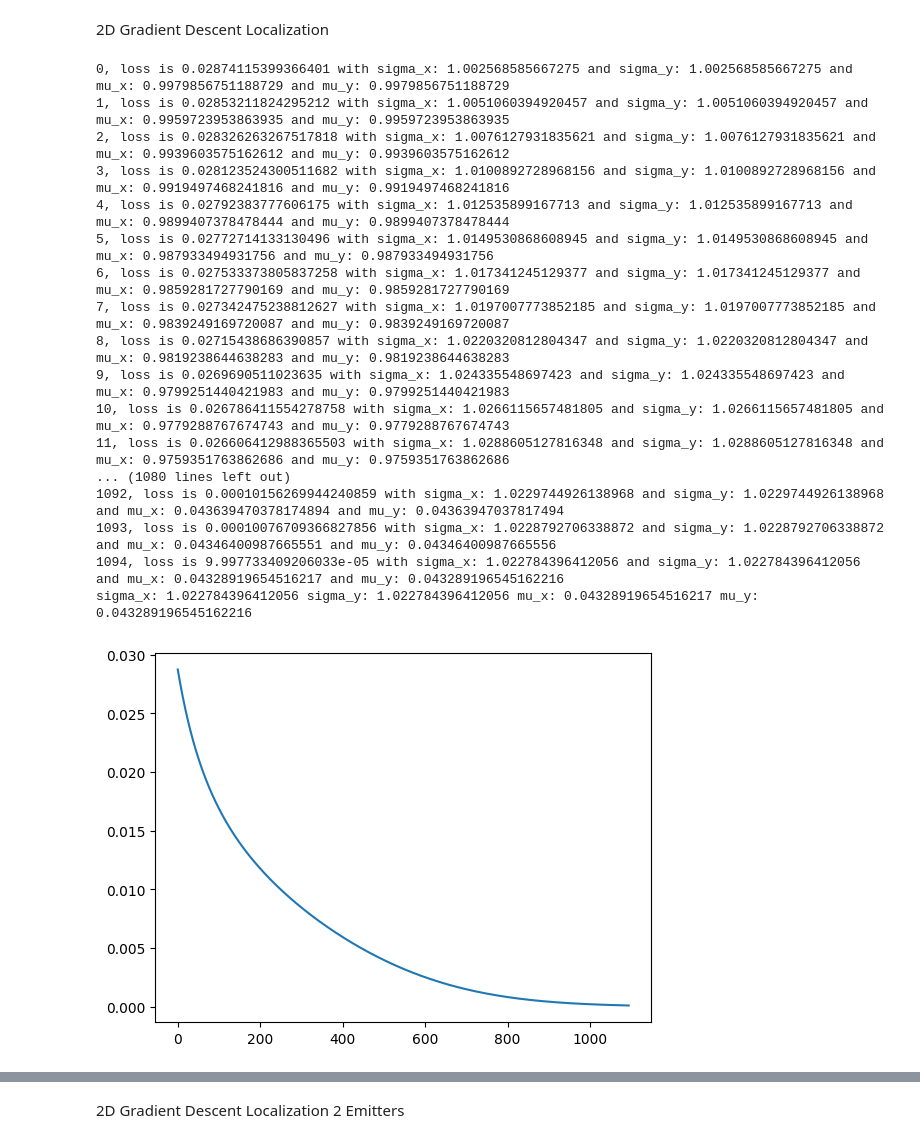
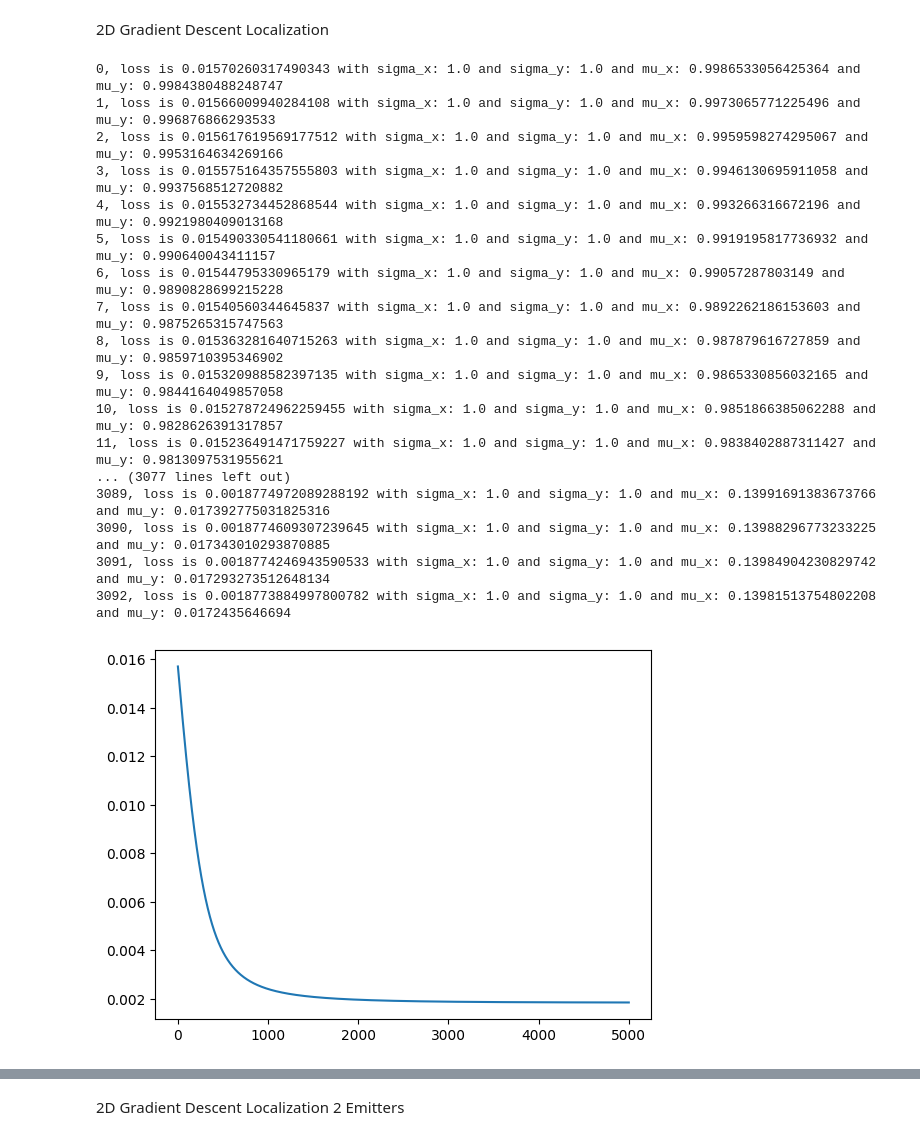
Before and after one commit to NiRVANA1331/g2sim, a Jupyter notebook: grad_desc.ipynb, the cells around one changed output, grey strips where cells are left out. Cells and saved outputs as stored; diff of their text form; code cells hidden in the pictures.

```diff
--- a/grad_desc.ipynb
+++ b/grad_desc.ipynb
@@ -23,8 +23,8 @@ y = gaussian(x, 1,1)
 # y = gaussian(x, 1, 5) + np.random.randn(len(x))/100
 # plt.scatter(x,y)
 
-sigma = 1
-mu = 0
+sigma = 2
+mu = 2
 lr = 0.1
 
 def descend(x, y, sigma, mu, lr):
@@ -47,7 +47,7 @@ for epoch in range(5000):
     yhat = gaussian(x, sigma, mu)
     loss = np.sum((y-yhat)**2,axis=0)
     loss_array = np.append(loss_array, loss)
-    # print(f'{epoch}, loss is {loss} with sigma: {sigma} and mu: {mu}')
+    print(f'{epoch}, loss is {loss} with sigma: {sigma} and mu: {mu}')
 
 # plt.plot(x, gaussian(x, sigma, mu))
 loss_x = np.linspace(0,len(loss_array)-1, len(loss_array))
@@ -87,7 +102,7 @@ def get_gaussian_grad_mu_y(x, y, sigma_x, sigma_y, mu_x, mu_y):
     return np.exp(-((x - mu_x)**2 / (2 * sigma_x**2) + (y - mu_y)**2 / (2 * sigma_y**2)))*(y-mu_y) / (2 * np.pi * sigma_x * sigma_y**3)
 # %%
 #Gradient Descent
-num_points = 8
+num_points = 5
 
 sigma_x_target = 1
 sigma_y_target = 1
@@ -100,7 +115,7 @@ y = np.linspace(-5, 5, num_points)
 X, Y = np.meshgrid(x, y)
 Z = gaussian_2D(X, Y, sigma_x_target, sigma_y_target, mu_x_target, mu_y_target)
 # Z = Z/np.amax(Z)
-# Z = Z + np.random.normal(0.0001,0.03, Z.shape)
+Z = Z + np.random.normal(0.0001,0.01, Z.shape)
 
 #Guess parameters
 sigma_x = 1
@@ -126,8 +141,8 @@ def descend(x, y, Z, sigma_x, sigma_y, mu_x, mu_y, lr):
     for i in range(len(x)):
         for j in range(len(y)):
             # print(x[i], y[j])
-            dldsigma_x += 2*(Z[i][j]-Zhat[i][j])*-1*gaus_grad_sigma_x[i][j]
-            dldsigma_y += 2*(Z[i][j]-Zhat[i][j])*-1*gaus_grad_sigma_y[i][j]
+            # dldsigma_x += 2*(Z[i][j]-Zhat[i][j])*-1*gaus_grad_sigma_x[i][j]
+            # dldsigma_y += 2*(Z[i][j]-Zhat[i][j])*-1*gaus_grad_sigma_y[i][j]
             dldmu_x += 2*(Z[i][j]-Zhat[i][j])*-1*gaus_grad_mu_x[i][j]
             dldmu_y += 2*(Z[i][j]-Zhat[i][j])*-1*gaus_grad_mu_y[i][j]
 
@@ -143,7 +158,7 @@ mu_x_list = np.array([])
 mu_y_list = np.array([])
 loss = 1
 epoch = 0
-while loss > 0.0001:
+while 5000 > epoch:
     sigma_x, sigma_y, mu_x, mu_y = descend(x, y, Z, sigma_x, sigma_y, mu_x, mu_y, lr)
     mu_x_list = np.append(mu_x_list, mu_x)
     mu_y_list = np.append(mu_y_list, mu_y)
@@ -153,51 +168,51 @@ while loss > 0.0001:
     print(f'{epoch}, loss is {loss} with sigma_x: {sigma_x} and sigma_y: {sigma_y} and mu_x: {mu_x} and mu_y: {mu_y}')
     epoch += 1
 
 loss_x = np.linspace(0,len(loss_array)-1, len(loss_array))
 plt.plot(loss_x, loss_array)
 print("sigma_x:", sigma_x, "sigma_y:", sigma_y, "mu_x:", mu_x, "mu_y:", mu_y)
 
 ##show path of mu
 
 # Define parameters
 
 # Create grid of x and y values
 x = np.linspace(-5, 5, 100)
 y = np.linspace(-5, 5, 100)
 X, Y = np.meshgrid(x, y)
 
 # Calculate Gaussian values
 Z = gaussian_2D(X, Y, sigma_x_target, sigma_y_target, mu_x_target, mu_y_target)
 
 # Plot the 2D Gaussian distribution and scattered points with z-values
 plt.figure()
 plt.contourf(X, Y, Z, cmap='viridis')
 plt.scatter(mu_x_list, mu_y_list, color='red', label='Scattered Points')
 plt.xlabel('X-axis')
 plt.ylabel('Y-axis')
 plt.title('2D Gaussian Distribution with Scattered Points and Z-Values')
 plt.colorbar(label='Probability Density')
 plt.legend()
 plt.show()
 # %% [output]
-0, loss is 0.02874115399366401 with sigma_x: 1.002568585667275 and sigma_y: 1.002568585667275 and mu_x: 0.9979856751188729 and mu_y: 0.9979856751188729
-1, loss is 0.02853211824295212 with sigma_x: 1.0051060394920457 and sigma_y: 1.0051060394920457 and mu_x: 0.9959723953863935 and mu_y: 0.9959723953863935
-2, loss is 0.028326263267517818 with sigma_x: 1.0076127931835621 and sigma_y: 1.0076127931835621 and mu_x: 0.9939603575162612 and mu_y: 0.9939603575162612
-3, loss is 0.028123524300511682 with sigma_x: 1.0100892728968156 and sigma_y: 1.0100892728968156 and mu_x: 0.9919497468241816 and mu_y: 0.9919497468241816
-4, loss is 0.02792383777606175 with sigma_x: 1.012535899167713 and sigma_y: 1.012535899167713 and mu_x: 0.9899407378478444 and mu_y: 0.9899407378478444
-5, loss is 0.02772714133130496 with sigma_x: 1.0149530868608945 and sigma_y: 1.0149530868608945 and mu_x: 0.987933494931756 and mu_y: 0.987933494931756
-6, loss is 0.027533373805837258 with sigma_x: 1.017341245129377 and sigma_y: 1.017341245129377 and mu_x: 0.9859281727790169 and mu_y: 0.9859281727790169
-7, loss is 0.027342475238812627 with sigma_x: 1.0197007773852185 and sigma_y: 1.0197007773852185 and mu_x: 0.9839249169720087 and mu_y: 0.9839249169720087
-8, loss is 0.02715438686390857 with sigma_x: 1.0220320812804347 and sigma_y: 1.0220320812804347 and mu_x: 0.9819238644638283 and mu_y: 0.9819238644638283
-9, loss is 0.0269690511023635 with sigma_x: 1.024335548697423 and sigma_y: 1.024335548697423 and mu_x: 0.9799251440421983 and mu_y: 0.9799251440421983
-10, loss is 0.026786411554278758 with sigma_x: 1.0266115657481805 and sigma_y: 1.0266115657481805 and mu_x: 0.9779288767674743 and mu_y: 0.9779288767674743
-11, loss is 0.026606412988365503 with sigma_x: 1.0288605127816348 and sigma_y: 1.0288605127816348 and mu_x: 0.9759351763862686 and mu_y: 0.9759351763862686
-... (1080 lines left out)
-1092, loss is 0.00010156269944240859 with sigma_x: 1.0229744926138968 and sigma_y: 1.0229744926138968 and mu_x: 0.043639470378174894 and mu_y: 0.04363947037817494
-1093, loss is 0.00010076709366827856 with sigma_x: 1.0228792706338872 and sigma_y: 1.0228792706338872 and mu_x: 0.04346400987665551 and mu_y: 0.04346400987665556
-1094, loss is 9.997733409206033e-05 with sigma_x: 1.022784396412056 and sigma_y: 1.022784396412056 and mu_x: 0.04328919654516217 and mu_y: 0.043289196545162216
-sigma_x: 1.022784396412056 sigma_y: 1.022784396412056 mu_x: 0.04328919654516217 mu_y: 0.043289196545162216
+0, loss is 0.01570260317490343 with sigma_x: 1.0 and sigma_y: 1.0 and mu_x: 0.9986533056425364 and mu_y: 0.9984380488248747
+1, loss is 0.01566009940284108 with sigma_x: 1.0 and sigma_y: 1.0 and mu_x: 0.9973065771225496 and mu_y: 0.996876866293533
+2, loss is 0.015617619569177512 with sigma_x: 1.0 and sigma_y: 1.0 and mu_x: 0.9959598274295067 and mu_y: 0.9953164634269166
+3, loss is 0.015575164357555803 with sigma_x: 1.0 and sigma_y: 1.0 and mu_x: 0.9946130695911058 and mu_y: 0.9937568512720882
+4, loss is 0.015532734452868544 with sigma_x: 1.0 and sigma_y: 1.0 and mu_x: 0.993266316672196 and mu_y: 0.9921980409013168
+5, loss is 0.015490330541180661 with sigma_x: 1.0 and sigma_y: 1.0 and mu_x: 0.9919195817736932 and mu_y: 0.990640043411157
+6, loss is 0.01544795330965179 with sigma_x: 1.0 and sigma_y: 1.0 and mu_x: 0.99057287803149 and mu_y: 0.9890828699215228
+7, loss is 0.01540560344645837 with sigma_x: 1.0 and sigma_y: 1.0 and mu_x: 0.9892262186153603 and mu_y: 0.9875265315747563
+8, loss is 0.015363281640715263 with sigma_x: 1.0 and sigma_y: 1.0 and mu_x: 0.987879616727859 and mu_y: 0.9859710395346902
+9, loss is 0.015320988582397135 with sigma_x: 1.0 and sigma_y: 1.0 and mu_x: 0.9865330856032165 and mu_y: 0.9844164049857058
+10, loss is 0.015278724962259455 with sigma_x: 1.0 and sigma_y: 1.0 and mu_x: 0.9851866385062288 and mu_y: 0.9828626391317857
+11, loss is 0.015236491471759227 with sigma_x: 1.0 and sigma_y: 1.0 and mu_x: 0.9838402887311427 and mu_y: 0.9813097531955621
+... (3077 lines left out)
+3089, loss is 0.0018774972089288192 with sigma_x: 1.0 and sigma_y: 1.0 and mu_x: 0.13991691383673766 and mu_y: 0.017392775031825316
+3090, loss is 0.0018774609307239645 with sigma_x: 1.0 and sigma_y: 1.0 and mu_x: 0.13988296773233225 and mu_y: 0.017343010293870885
+3091, loss is 0.0018774246943590533 with sigma_x: 1.0 and sigma_y: 1.0 and mu_x: 0.13984904230829742 and mu_y: 0.017293273512648134
+3092, loss is 0.0018773884997800782 with sigma_x: 1.0 and sigma_y: 1.0 and mu_x: 0.13981513754802208 and mu_y: 0.0172435646694
-[figure, old version]
+[figure, new version]
 [figure]
 # %% [markdown]
 2D Gradient Descent Localization 2 Emitters
```
Also changed, not shown: parts of 4 cells of this notebook.
